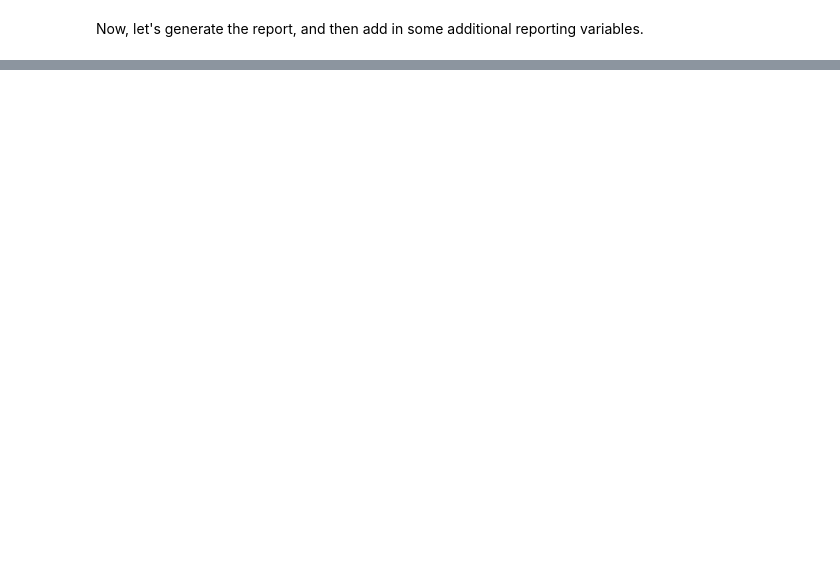
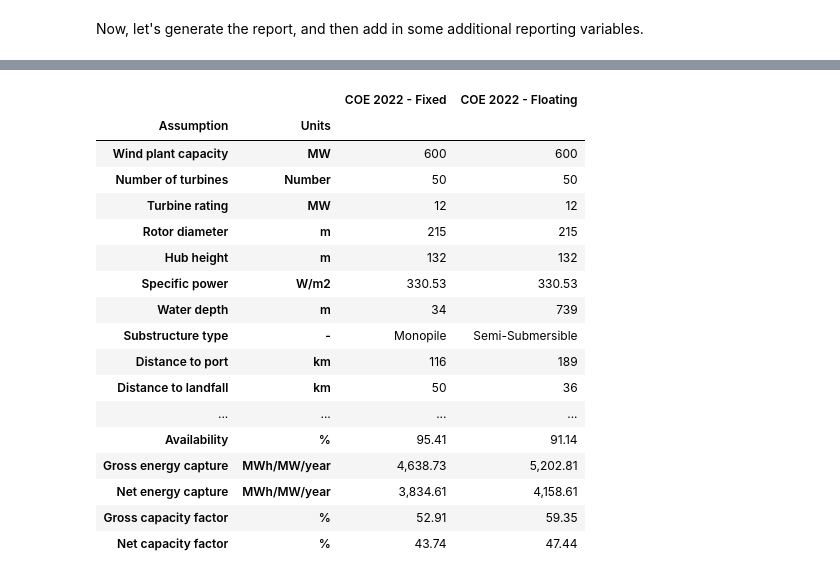
Before and after one commit to NREL/WAVES, a Jupyter notebook: examples/waves_example.ipynb, the cells around one changed output, grey strips where cells are left out. Saved outputs shown, nothing was run; the diff lists cells and outputs as text; code cells hidden in the pictures; blank space fills up the shorter version.

```diff
--- a/examples/waves_example.ipynb
+++ b/examples/waves_example.ipynb
@@ -451,0 +424,30 @@ Loss Breakdown Floating
+# %%
+details_df = (
+    project_fixed.generate_report_project_details()
+    .set_index(["Assumption", "Units"])
+    .rename(columns={"Value": "COE 2022 - Fixed"})
+).join(
+    project_floating.generate_report_project_details()
+    .set_index(["Assumption", "Units"])
+    .rename(columns={"Value": "COE 2022 - Floating"})
+)
+details_df
+# %% [output]
+|  |  | COE 2022 - Fixed | COE 2022 - Floating |
+| Assumption | Units |  |  |
+| Wind plant capacity | MW | 600 | 600 |
+| Number of turbines | Number | 50 | 50 |
+| Turbine rating | MW | 12 | 12 |
+| Rotor diameter | m | 215 | 215 |
+| Hub height | m | 132 | 132 |
+| Specific power | W/m2 | 330.53 | 330.53 |
+| Water depth | m | 34 | 739 |
+| Substructure type | - | Monopile | Semi-Submersible |
+| Distance to port | km | 116 | 189 |
+| Distance to landfall | km | 50 | 36 |
+| ... | ... | ... | ... |
+| Availability | % | 95.41 | 91.14 |
+| Gross energy capture | MWh/MW/year | 4,638.73 | 5,202.81 |
+| Net energy capture | MWh/MW/year | 3,834.61 | 4,158.61 |
+| Gross capacity factor | % | 52.91 | 59.35 |
+| Net capacity factor | % | 43.74 | 47.44 |
```
Also changed, not shown: parts of 7 cells of this notebook, 16 other files.
